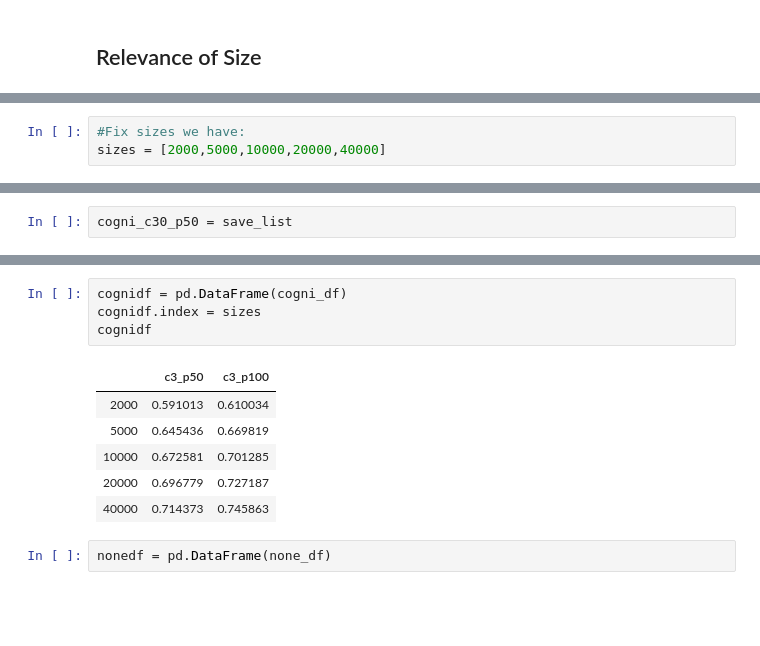
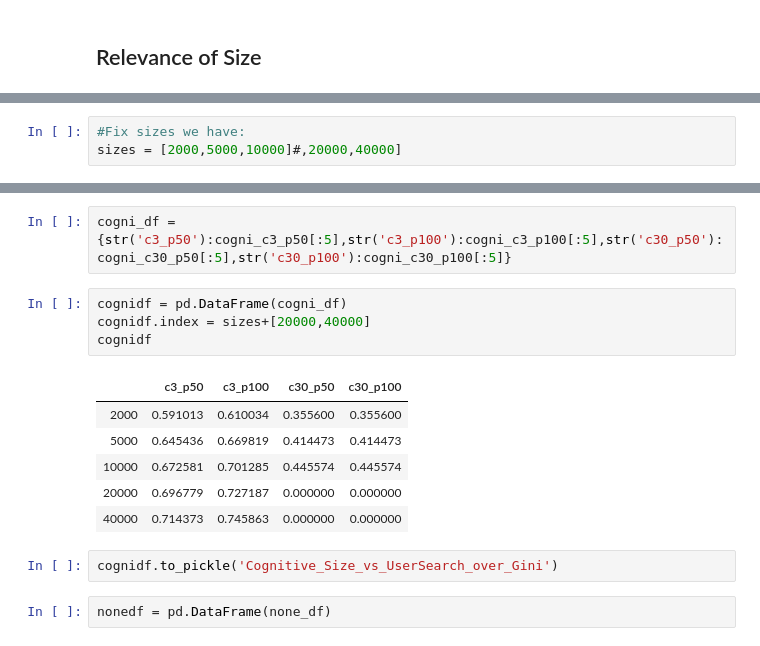
Before and after one commit to Andrelhu/Diversity-on-RecSys, a Jupyter notebook: Statistical Tests for Simulation Results.ipynb, the cells around one changed output, grey strips where cells are left out. Saved outputs shown, nothing was run; the diff lists cells and outputs as text; blank space fills up the shorter version.

```diff
--- a/Statistical Tests for Simulation Results.ipynb
+++ b/Statistical Tests for Simulation Results.ipynb
@@ -89,6 +89,6 @@ print(set(df.u_size))
 # %%
 #Fix sizes we have:
-sizes = [2000,5000,10000,20000,40000]
+sizes = [2000,5000,10000]#,20000,40000]
 # %%
 print([np.mean(df[df['u_size']==i].v_gini) for i in sizes])
 # %% [output]
@@ -128,2 +125,0 @@ for s in sizes:
-# %%
-cogni_c30_p50 = save_list
@@ -132,14 +141,18 @@ cogni_df = {str('c3_p50'):cogni_c3_p50,str('c3_p100'):cogni_c3_p100}#,str('c30_p
+# %%
+cogni_df = {str('c3_p50'):cogni_c3_p50[:5],str('c3_p100'):cogni_c3_p100[:5],str('c30_p50'):cogni_c30_p50[:5],str('c30_p100'):cogni_c30_p100[:5]}
 # %%
 cognidf = pd.DataFrame(cogni_df)
-cognidf.index = sizes
+cognidf.index = sizes+[20000,40000]
 cognidf
 # %% [output]
-|  | c3_p50 | c3_p100 |
-| 2000 | 0.591013 | 0.610034 |
-| 5000 | 0.645436 | 0.669819 |
-| 10000 | 0.672581 | 0.701285 |
-| 20000 | 0.696779 | 0.727187 |
-| 40000 | 0.714373 | 0.745863 |
+|  | c3_p50 | c3_p100 | c30_p50 | c30_p100 |
+| 2000 | 0.591013 | 0.610034 | 0.355600 | 0.355600 |
+| 5000 | 0.645436 | 0.669819 | 0.414473 | 0.414473 |
+| 10000 | 0.672581 | 0.701285 | 0.445574 | 0.445574 |
+| 20000 | 0.696779 | 0.727187 | 0.000000 | 0.000000 |
+| 40000 | 0.714373 | 0.745863 | 0.000000 | 0.000000 |
+# %%
+cognidf.to_pickle('Cognitive_Size_vs_UserSearch_over_Gini')
 # %%
 nonedf = pd.DataFrame(none_df)
 # %%
```
Also changed, not shown: parts of 22 cells of this notebook, 2 other files.
